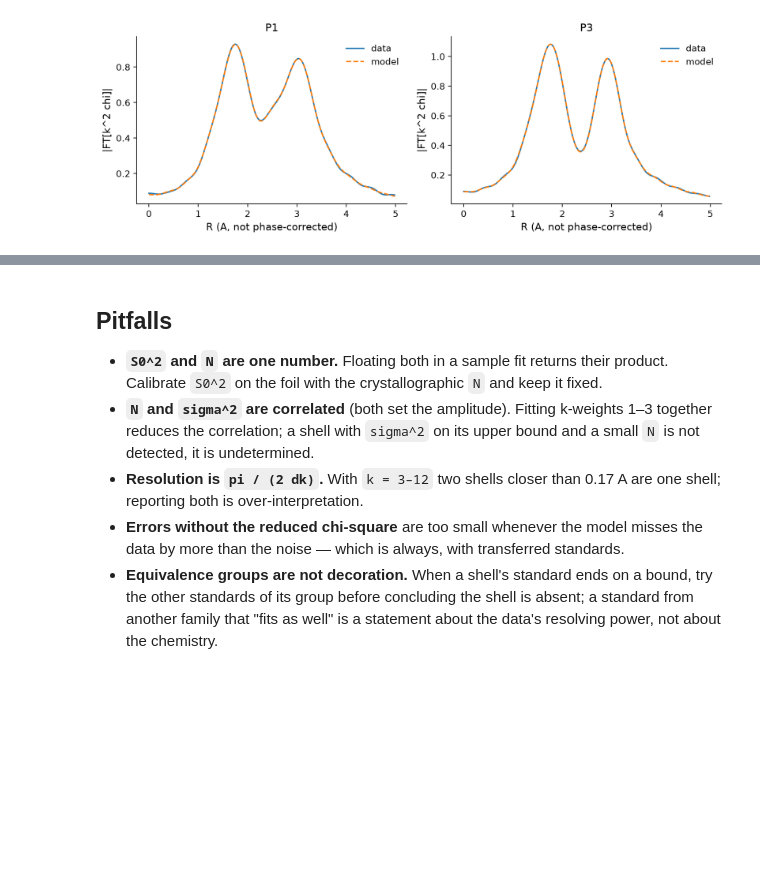
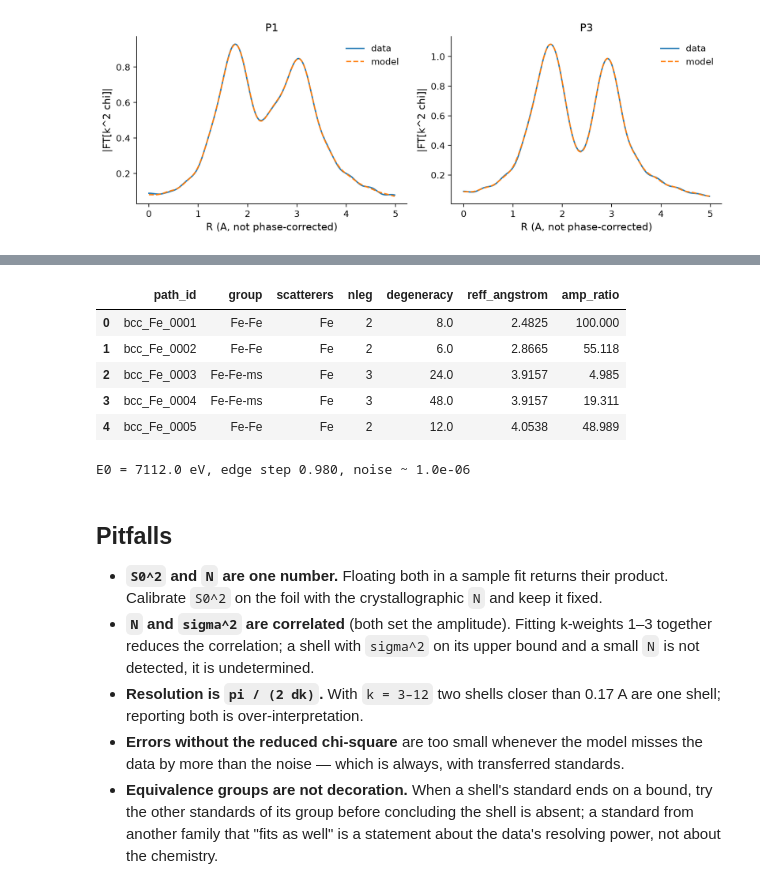
Before and after one commit to scienceinfra/matverse, a Jupyter notebook: matverse_guide/docs/tutorials/exafs.ipynb, the cells around one changed output, grey strips where cells are left out. Drawn from its saved outputs; the diff is of its cells as text; code cells hidden in the pictures; blank space fills up the shorter version.

```diff
--- a/matverse_guide/docs/tutorials/exafs.ipynb
+++ b/matverse_guide/docs/tutorials/exafs.ipynb
@@ -343,3 +360,29 @@ fig.tight_layout()
+# %%
+try:
+    from pymatgen.core import Lattice, Structure
+    bcc = Structure.from_spacegroup("Im-3m", Lattice.cubic(2.8665), ["Fe"], [[0, 0, 0]])
+    cat = mv.exp.exafs_feff_paths(bcc, "Fe", work / "feff_bcc", compound="bcc_Fe",
+                                  cluster_size=5.0, rmax=4.2)
+    display(cat[["path_id", "group", "scatterers", "nleg", "degeneracy", "reff_angstrom", "amp_ratio"]])
+
+    e0 = 7112.0
+    energy = np.arange(e0 - 200, e0 + 800, 0.5)
+    kk = np.sqrt(np.clip(energy - e0, 0, None) * X.ETOK)
+    chi_true = X.path_chi(np.maximum(kk, 0.05), lib.paths["O_ox"], 6.0, 2.03, 0.006, 0.0, S02_TRUE) * (energy > e0 + 5)
+    step = 0.5 + np.arctan((energy - e0) / 2.0) / np.pi
+    mu = 0.1 - 1e-5 * (energy - e0) + step * (1 - 1e-4 * np.clip(energy - e0, 0, None)) * (1 + chi_true)
+    ext = mv.exp.exafs_chi(energy, mu, e0=e0, rbkg=1.0)
+    print(f"E0 = {ext['e0']:.1f} eV, edge step {ext['edge_step']:.3f}, noise ~ {ext['sigma'][0]:.1e}")
+except ImportError as exc:
+    print("xraylarch not installed:", exc)
+# %% [output]
+|  | path_id | group | scatterers | nleg | degeneracy | reff_angstrom | amp_ratio |
+| 0 | bcc_Fe_0001 | Fe-Fe | Fe | 2 | 8.0 | 2.4825 | 100.000 |
+| 1 | bcc_Fe_0002 | Fe-Fe | Fe | 2 | 6.0 | 2.8665 | 55.118 |
+| 2 | bcc_Fe_0003 | Fe-Fe-ms | Fe | 3 | 24.0 | 3.9157 | 4.985 |
+| 3 | bcc_Fe_0004 | Fe-Fe-ms | Fe | 3 | 48.0 | 3.9157 | 19.311 |
+| 4 | bcc_Fe_0005 | Fe-Fe | Fe | 2 | 12.0 | 4.0538 | 48.989 |
+E0 = 7112.0 eV, edge step 0.980, noise ~ 1.0e-06
 # %% [markdown]
 ## Pitfalls
 
```
Also changed, not shown: parts of 4 cells of this notebook, 4 other files.
